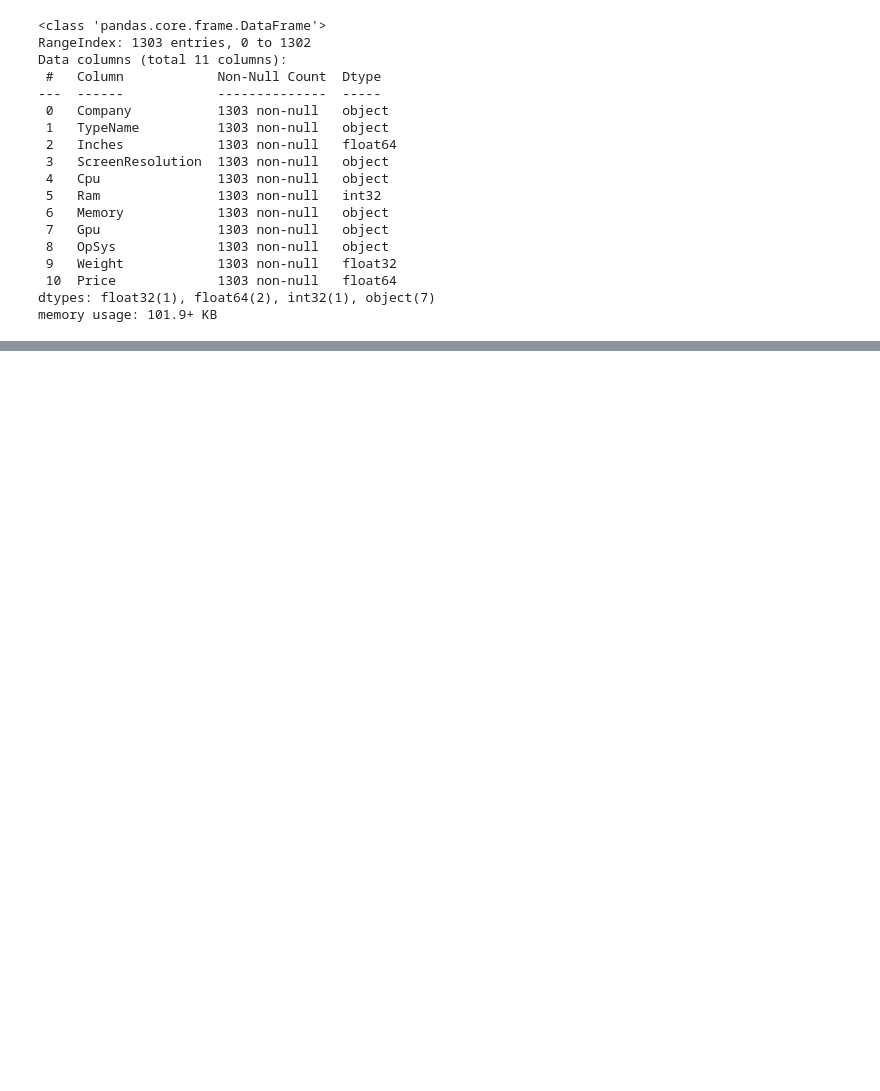
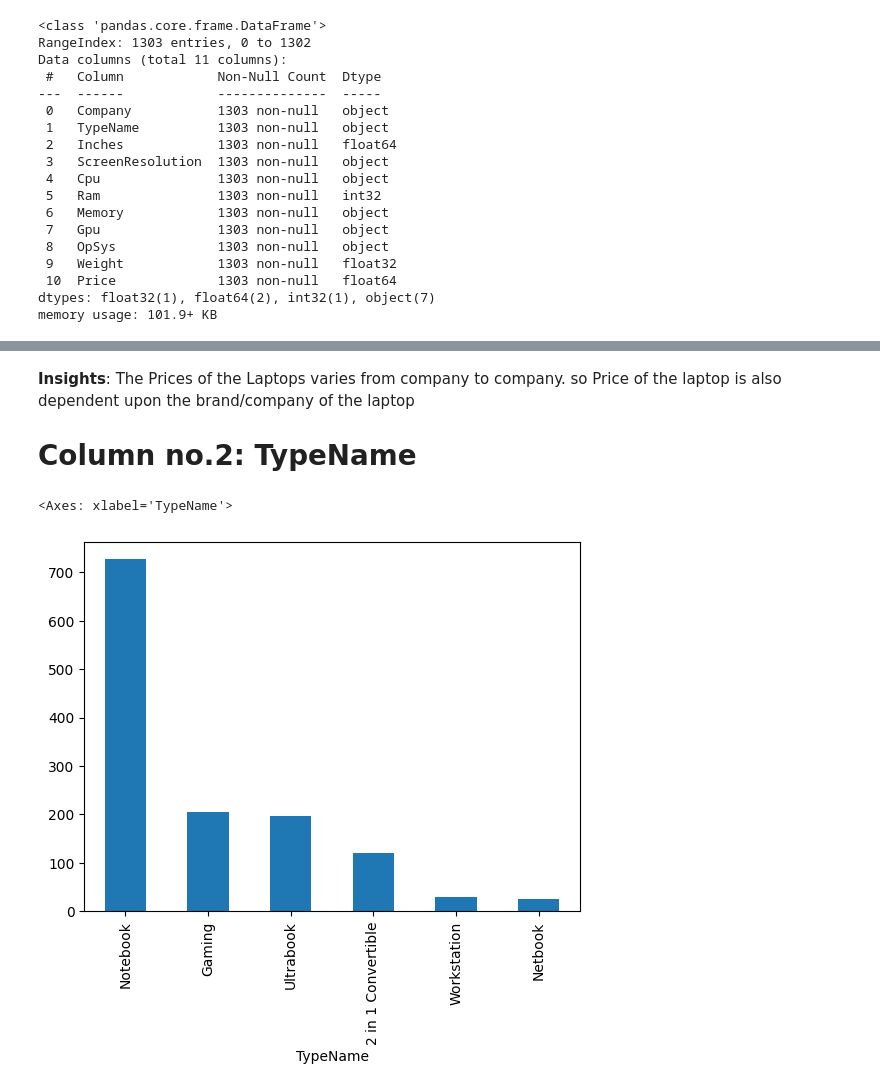
Before and after one commit to Hassan13361/Laptop-Price-Predicter, a Jupyter notebook: Laptop-Price-Predictor.ipynb, the cells around one changed output, grey strips where cells are left out. Drawn from its saved outputs; the diff is of its cells as text; code cells hidden in the pictures; blank space fills up the shorter version.

```diff
--- a/Laptop-Price-Predictor.ipynb
+++ b/Laptop-Price-Predictor.ipynb
@@ -102,0 +136,9 @@ memory usage: 101.9+ KB
+# %% [markdown]
+**Insights**: The Prices of the Laptops varies from company to company. so Price of the laptop is also dependent upon the brand/company of the laptop
+
+# Column no.2: TypeName
+# %%
+df['TypeName'].value_counts().plot(kind=('bar'))
+# %% [output]
+<Axes: xlabel='TypeName'>
+[figure, added]
```
Also changed, not shown: parts of 100 cells of this notebook.
